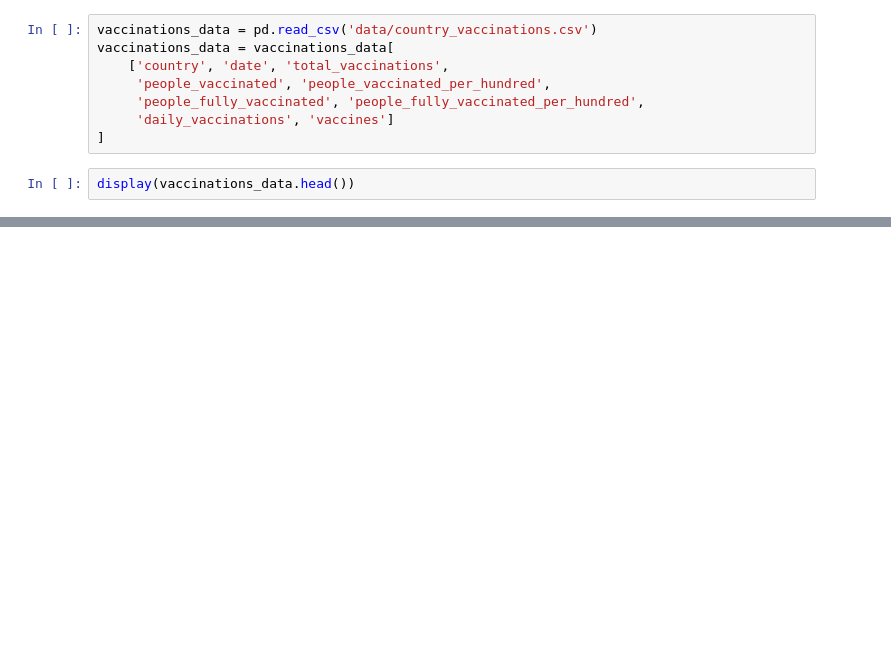
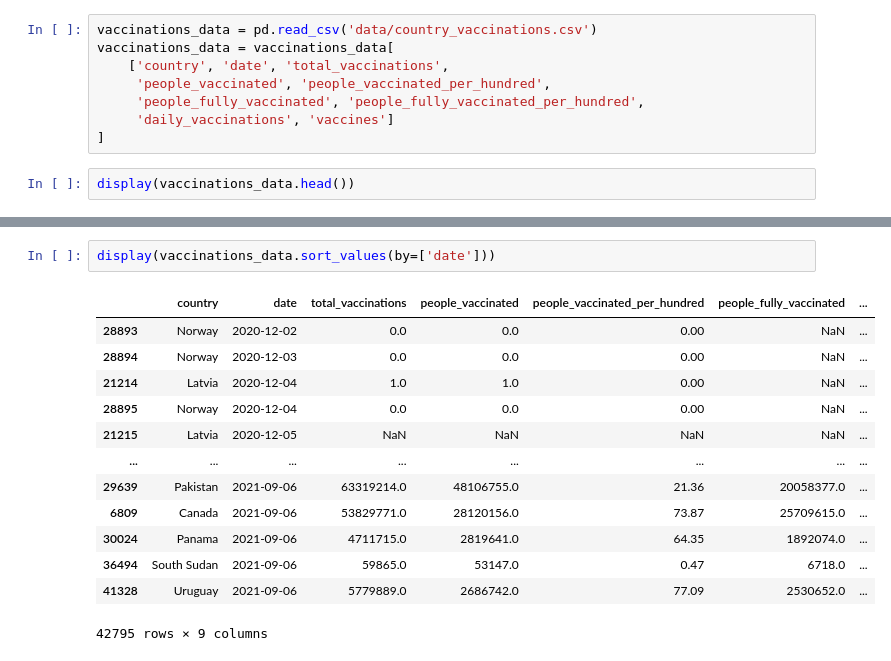
Before and after one commit to FreeRadical1320/sf_data_science, a Jupyter notebook: practice/python 13 covid.ipynb, the cells around one changed output, grey strips where cells are left out. Saved outputs shown, nothing was run; the diff lists cells and outputs as text; blank space fills up the shorter version.

```diff
--- a/practice/python 13 covid.ipynb
+++ b/practice/python 13 covid.ipynb
@@ -26,0 +66,16 @@ display(vaccinations_data.head())
+# %%
+display(vaccinations_data.sort_values(by=['date']))
+# %% [output]
+|  | country | date | total_vaccinations | people_vaccinated | people_vaccinated_per_hundred | people_fully_vaccinated | ... |
+| 28893 | Norway | 2020-12-02 | 0.0 | 0.0 | 0.00 | NaN | ... |
+| 28894 | Norway | 2020-12-03 | 0.0 | 0.0 | 0.00 | NaN | ... |
+| 21214 | Latvia | 2020-12-04 | 1.0 | 1.0 | 0.00 | NaN | ... |
+| 28895 | Norway | 2020-12-04 | 0.0 | 0.0 | 0.00 | NaN | ... |
+| 21215 | Latvia | 2020-12-05 | NaN | NaN | NaN | NaN | ... |
+| ... | ... | ... | ... | ... | ... | ... | ... |
+| 29639 | Pakistan | 2021-09-06 | 63319214.0 | 48106755.0 | 21.36 | 20058377.0 | ... |
+| 6809 | Canada | 2021-09-06 | 53829771.0 | 28120156.0 | 73.87 | 25709615.0 | ... |
+| 30024 | Panama | 2021-09-06 | 4711715.0 | 2819641.0 | 64.35 | 1892074.0 | ... |
+| 36494 | South Sudan | 2021-09-06 | 59865.0 | 53147.0 | 0.47 | 6718.0 | ... |
+| 41328 | Uruguay | 2021-09-06 | 5779889.0 | 2686742.0 | 77.09 | 2530652.0 | ... |
+42795 rows × 9 columns
```
Also changed, not shown: parts of 16 cells of this notebook, 1 other file.
